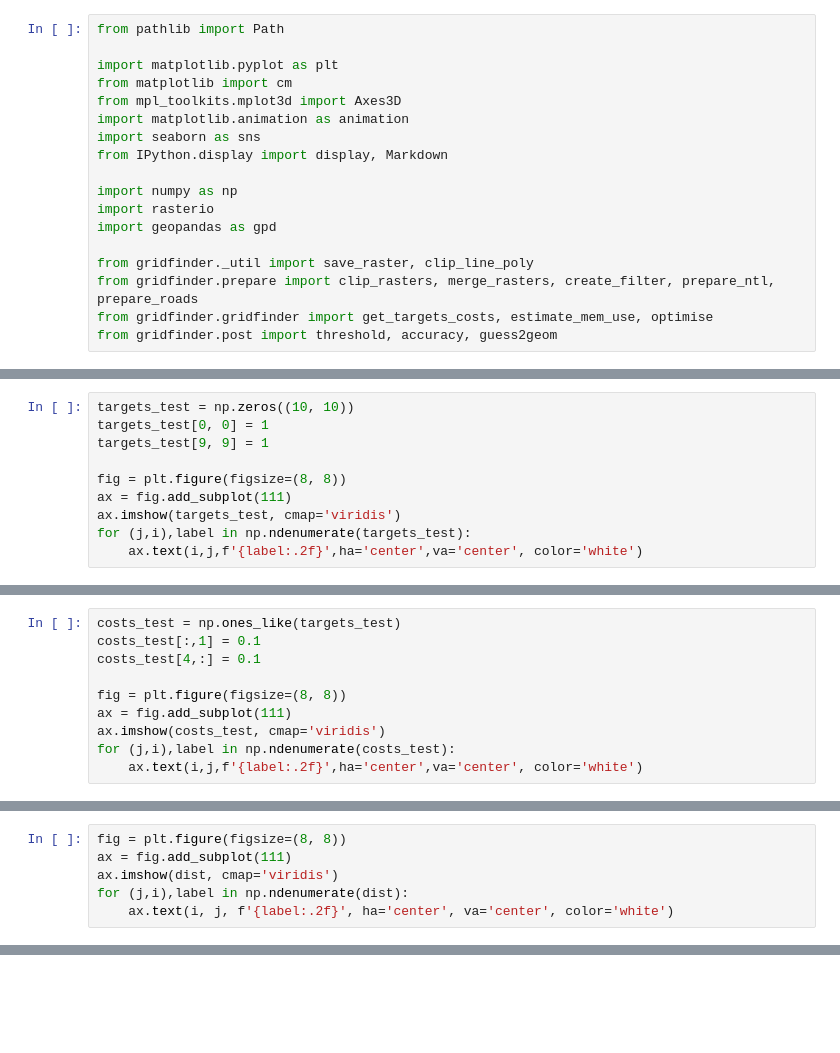
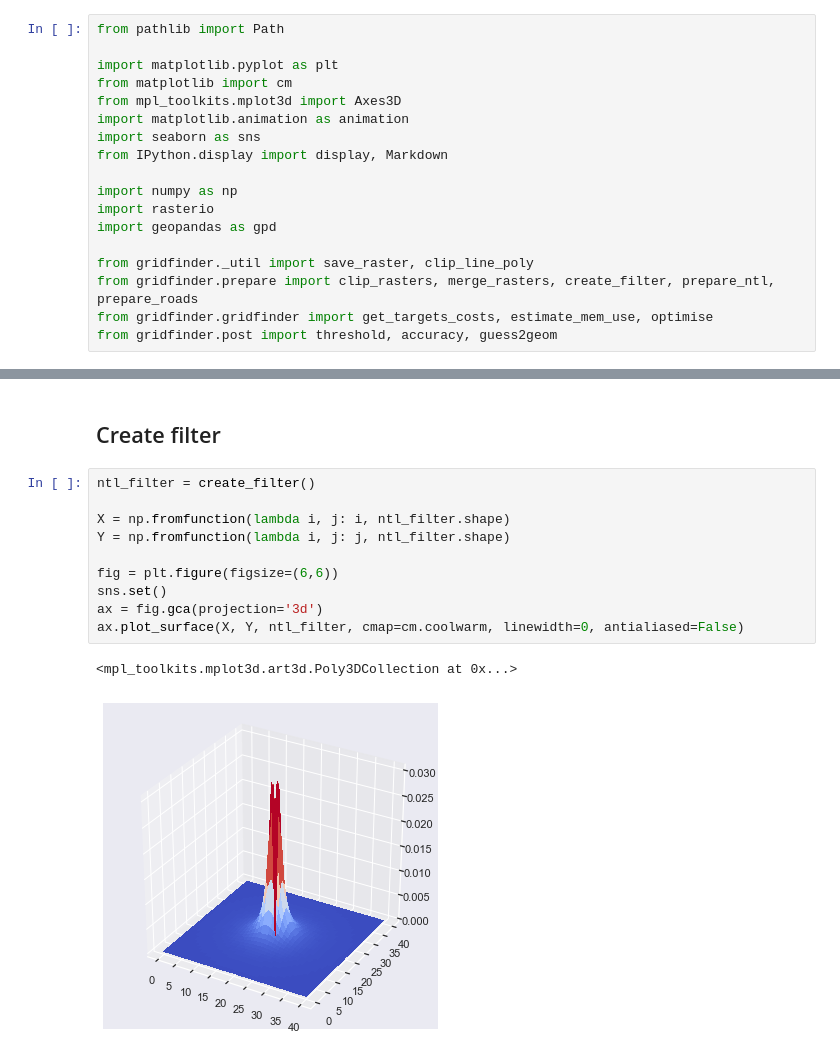
Before and after one commit to carderne/gridfinder, a Jupyter notebook: gridfinder.ipynb, the cells around one changed output, grey strips where cells are left out. Drawn from its saved outputs; the diff is of its cells as text; blank space fills up the shorter version.

```diff
--- a/gridfinder.ipynb
+++ b/gridfinder.ipynb
@@ -188,10 +24,0 @@ dtype('int8')
-# %%
-targets_test = np.zeros((10, 10))
-targets_test[0, 0] = 1
-targets_test[9, 9] = 1
-
-fig = plt.figure(figsize=(8, 8))
-ax = fig.add_subplot(111)
-ax.imshow(targets_test, cmap='viridis')
-for (j,i),label in np.ndenumerate(targets_test):
-    ax.text(i,j,f'{label:.2f}',ha='center',va='center', color='white')
@@ -200,10 +24,0 @@ for (j,i),label in np.ndenumerate(targets_test):
-# %%
-costs_test = np.ones_like(targets_test)
-costs_test[:,1] = 0.1
-costs_test[4,:] = 0.1
-
-fig = plt.figure(figsize=(8, 8))
-ax = fig.add_subplot(111)
-ax.imshow(costs_test, cmap='viridis')
-for (j,i),label in np.ndenumerate(costs_test):
-    ax.text(i,j,f'{label:.2f}',ha='center',va='center', color='white')
@@ -230,6 +24,0 @@ plt.imshow(dist)
-# %%
-fig = plt.figure(figsize=(8, 8))
-ax = fig.add_subplot(111)
-ax.imshow(dist, cmap='viridis')
-for (j,i),label in np.ndenumerate(dist):
-    ax.text(i, j, f'{label:.2f}', ha='center', va='center', color='white')
@@ -303,0 +67,15 @@ CPLE_NotSupported in dataset /home/chris/Documents/Code/gridfinder/uganda/guess_
+# %% [markdown]
+## Create filter
+# %%
+ntl_filter = create_filter()
+
+X = np.fromfunction(lambda i, j: i, ntl_filter.shape)
+Y = np.fromfunction(lambda i, j: j, ntl_filter.shape)
+
+fig = plt.figure(figsize=(6,6))
+sns.set()
+ax = fig.gca(projection='3d')
+ax.plot_surface(X, Y, ntl_filter, cmap=cm.coolwarm, linewidth=0, antialiased=False)
+# %% [output]
+<mpl_toolkits.mplot3d.art3d.Poly3DCollection at 0x...>
+[figure, added]
```
Also changed, not shown: parts of 76 cells of this notebook, 2 other files.
